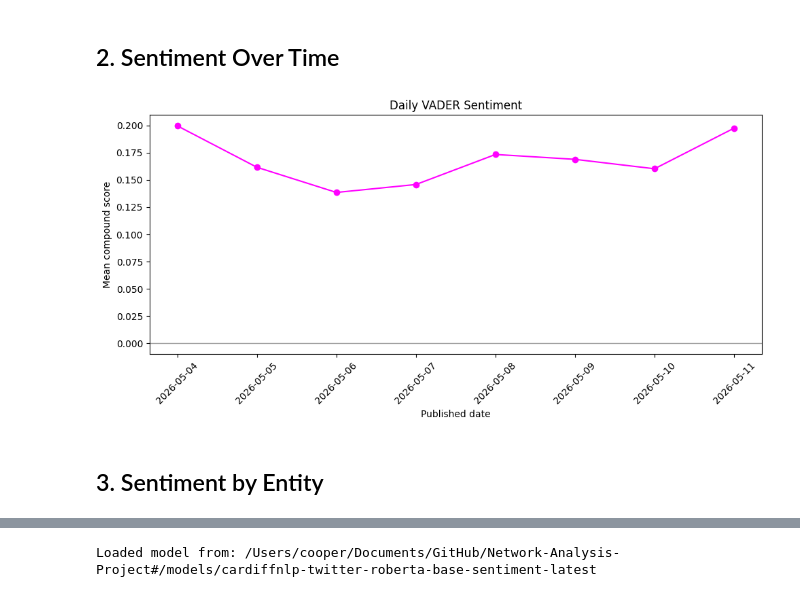
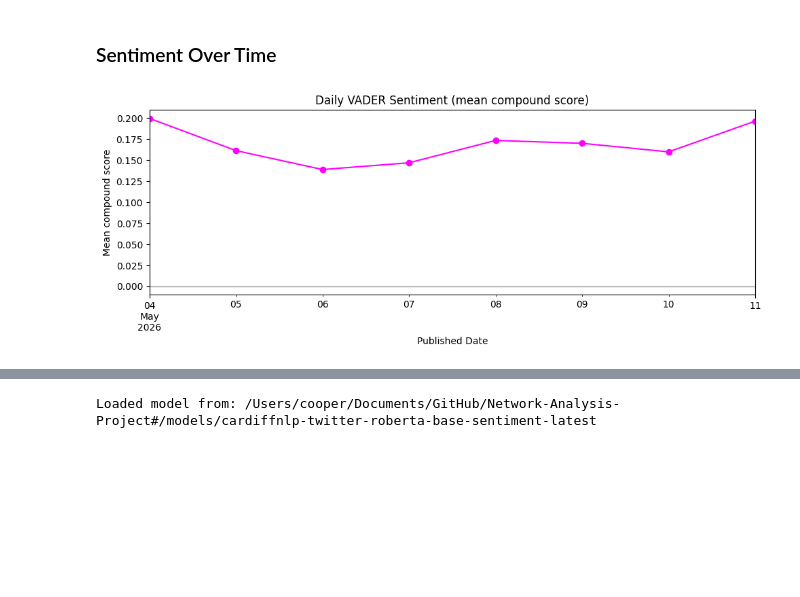
Before and after one commit to gnol-123/Network-Analysis-Project, a Jupyter notebook: notebooks/03_sentiment_analysis.ipynb, the cells around one changed output, grey strips where cells are left out. Drawn from its saved outputs; the diff is of its cells as text; code cells hidden in the pictures; blank space fills up the shorter version.

Commit message:
feat: cleanup, better graphs, ready for report

```diff
--- a/notebooks/03_sentiment_analysis.ipynb
+++ b/notebooks/03_sentiment_analysis.ipynb
@@ -29,6 +30,6 @@ Loaded 46834 processed comments
 # %%
 SENTIMENT_TEXT_FIELD = "comment_text_sentiment_analysis"
-TOTAL_EXAMPLES = 10
+TOTAL_EXAMPLES = 5
 
 def print_sentiment_examples(rows, sentiment_field, label, analysis_name, total_examples=TOTAL_EXAMPLES, text_field=SENTIMENT_TEXT_FIELD):
     examples = []
@@ -135,5 +227,5 @@ has_bert_sentiment = rows_have_fields(processed_data, BERT_SENTIMENT_FIELDS)
 # %%
-def label_vader_sentiment(compound_score):
+def get_vader_label(compound_score):
     if compound_score >= VADER_POSITIVE_THRESHOLD:
         return "positive"
     if compound_score <= VADER_NEGATIVE_THRESHOLD:
@@ -160,14 +252,13 @@ def vader_sentiment_analysis(processed_data):
             "comment_id": entry.get("comment_id"),
             "published_at": post_date,
             "vader_compound": compound_score,
-            "vader_sentiment": label_vader_sentiment(compound_score),
+            "vader_sentiment": get_vader_label(compound_score),
         })
     return sentiment_results
 # %%
-if not has_vader_sentiment:
-    for row, result in zip(processed_data, vader_sentiment_analysis(processed_data)):
-        row["vader_compound"] = result["vader_compound"]
-        row["vader_sentiment"] = result["vader_sentiment"]
+for row, result in zip(processed_data, vader_sentiment_analysis(processed_data)):
+    row["vader_compound"] = result["vader_compound"]
+    row["vader_sentiment"] = result["vader_sentiment"]
 # %%
 vader_sentiment = []
 for row in processed_data:
@@ -179,8 +270,7 @@ for row in processed_data:
     }
     vader_sentiment.append(result)
 
-vader_compound_scores = []
-for result in vader_sentiment:
-    vader_compound_scores.append(result["vader_compound"])
-
-vader_series = pd.Series(vader_compound_scores)
+vader_series = pd.Series(
+    [row["vader_compound"] for row in vader_sentiment if pd.notnull(row.get("published_at"))],
+    index=pd.to_datetime([row["published_at"] for row in vader_sentiment if pd.notnull(row.get("published_at"))]),
+)
@@ -261,22 +345,17 @@ plt.tight_layout()
 # %% [markdown]
-## 2. Sentiment Over Time
+### Sentiment Over Time
 # %%
-vader_sentiment_df = pd.DataFrame(vader_sentiment).dropna(subset=["published_at"]).copy()
-vader_sentiment_df["published_date"] = pd.to_datetime(vader_sentiment_df["published_at"]).dt.date
+# Resample by day and plot
+mean_daily_vader = vader_series.resample("D").mean()
 
-daily_sentiment = vader_sentiment_df.groupby("published_date")["vader_compound"].mean().reset_index(name="mean_compound")
-daily_sentiment["published_date"] = daily_sentiment["published_date"].astype(str)
-
-fig, ax = plt.subplots(figsize=(10, 5))
-ax.plot(daily_sentiment["published_date"], daily_sentiment["mean_compound"], marker="o", color=SENTIMENT_FREE_COLOR)
-ax.set_title("Daily VADER Sentiment")
-ax.set_xlabel("Published date")
-ax.set_ylabel("Mean compound score")
-ax.axhline(0, color="#9e9e9e", linewidth=1)
-ax.tick_params(axis="x", labelrotation=45)
+plt.figure(figsize=(10, 4))
+mean_daily_vader.plot(marker="o", color=SENTIMENT_FREE_COLOR)
+plt.title("Daily VADER Sentiment (mean compound score)")
+plt.xlabel("Published Date")
+plt.ylabel("Mean compound score")
+plt.axhline(0, color="#9e9e9e", linewidth=1)
 plt.tight_layout()
+plt.show()
 # %% [output]
-[figure, old version]
+[figure, new version]
-# %% [markdown]
-## 3. Sentiment by Entity
 # %%
```
Also changed, not shown: parts of 60 cells of this notebook, 2 other files.
